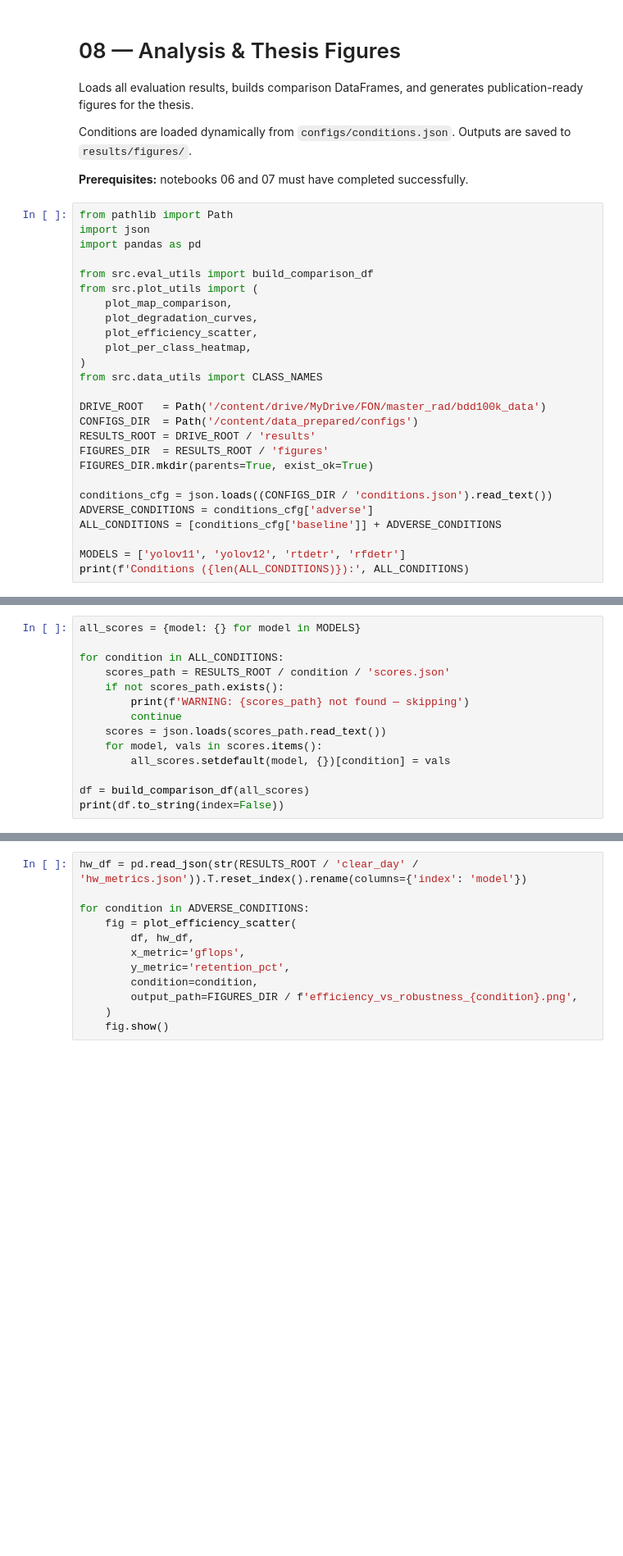
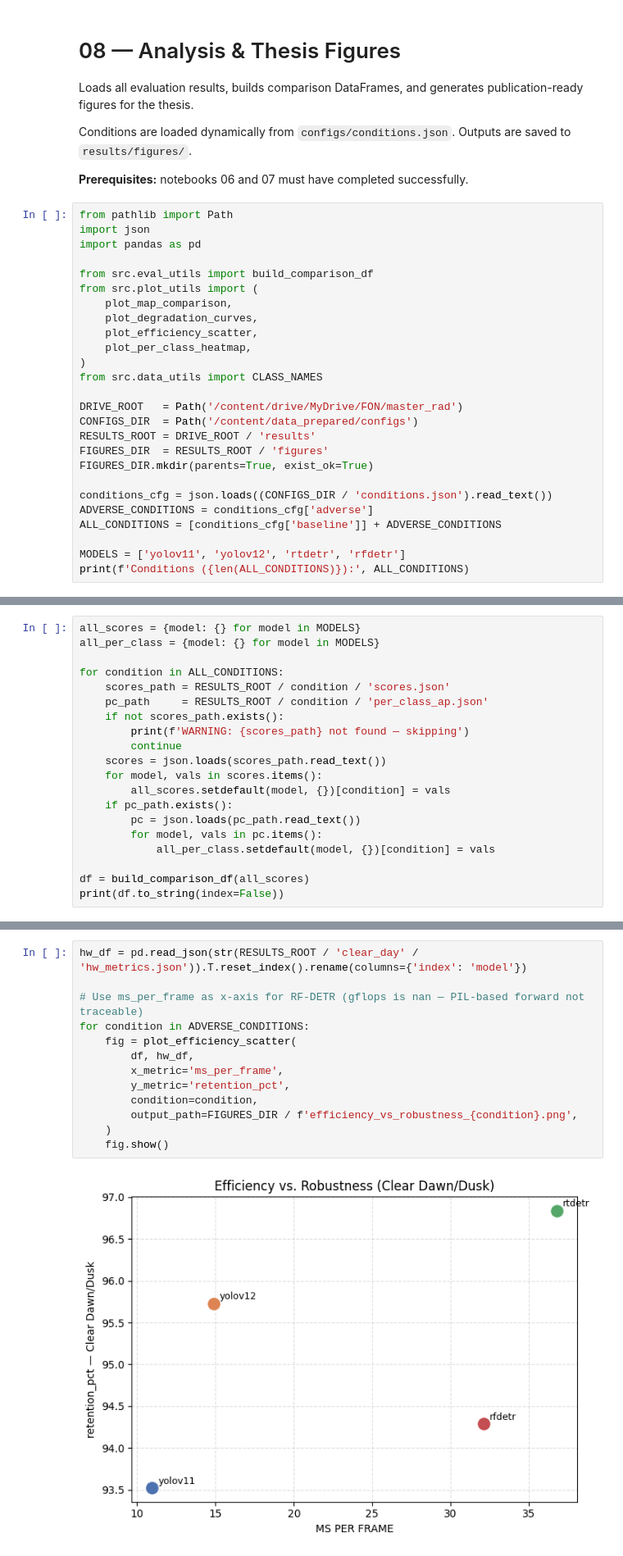
Before and after one commit to jovandrobnjak02/object-detection-under-visual-degradation, a Jupyter notebook: notebooks/08_analysis_and_plots.ipynb, the cells around one changed output, grey strips where cells are left out. Shown at 82% size. Drawn from its saved outputs; the diff is of its cells as text; blank space fills up the shorter version.

```diff
--- a/notebooks/08_analysis_and_plots.ipynb
+++ b/notebooks/08_analysis_and_plots.ipynb
@@ -22,7 +22,7 @@ from src.plot_utils import (
 )
 from src.data_utils import CLASS_NAMES
 
-DRIVE_ROOT   = Path('/content/drive/MyDrive/FON/master_rad/bdd100k_data')
+DRIVE_ROOT   = Path('/content/drive/MyDrive/FON/master_rad')
 CONFIGS_DIR  = Path('/content/data_prepared/configs')
 RESULTS_ROOT = DRIVE_ROOT / 'results'
 FIGURES_DIR  = RESULTS_ROOT / 'figures'
@@ -37,14 +39,20 @@ print(f'Conditions ({len(ALL_CONDITIONS)}):', ALL_CONDITIONS)
 # %%
 all_scores = {model: {} for model in MODELS}
+all_per_class = {model: {} for model in MODELS}
 
 for condition in ALL_CONDITIONS:
     scores_path = RESULTS_ROOT / condition / 'scores.json'
+    pc_path     = RESULTS_ROOT / condition / 'per_class_ap.json'
     if not scores_path.exists():
         print(f'WARNING: {scores_path} not found — skipping')
         continue
     scores = json.loads(scores_path.read_text())
     for model, vals in scores.items():
         all_scores.setdefault(model, {})[condition] = vals
+    if pc_path.exists():
+        pc = json.loads(pc_path.read_text())
+        for model, vals in pc.items():
+            all_per_class.setdefault(model, {})[condition] = vals
 
 df = build_comparison_df(all_scores)
 print(df.to_string(index=False))
@@ -60,12 +92,15 @@ fig.show()
 # %%
 hw_df = pd.read_json(str(RESULTS_ROOT / 'clear_day' / 'hw_metrics.json')).T.reset_index().rename(columns={'index': 'model'})
 
+# Use ms_per_frame as x-axis for RF-DETR (gflops is nan — PIL-based forward not traceable)
 for condition in ADVERSE_CONDITIONS:
     fig = plot_efficiency_scatter(
         df, hw_df,
-        x_metric='gflops',
+        x_metric='ms_per_frame',
         y_metric='retention_pct',
         condition=condition,
         output_path=FIGURES_DIR / f'efficiency_vs_robustness_{condition}.png',
     )
     fig.show()
+# %% [output]
+[figure, added]
```
Also changed, not shown: parts of 10 cells of this notebook, 6 other files.
